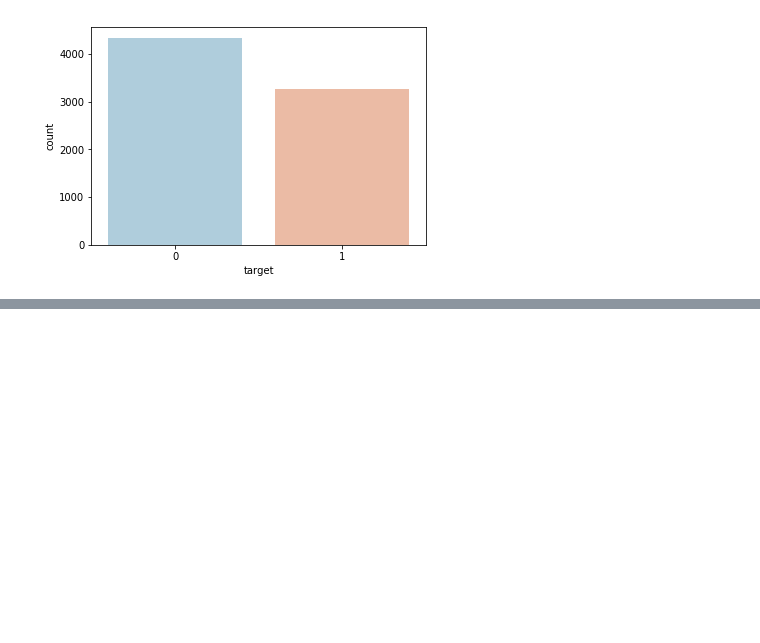
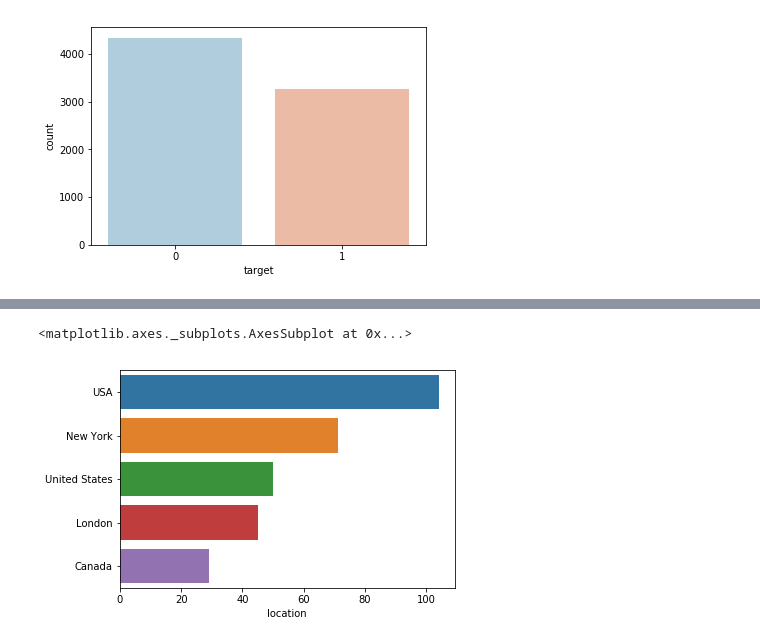
Before and after one commit to Branden-Kang/Kaggle-Competition, a Jupyter notebook: NLP_with_Disaster_Tweets.ipynb, the cells around one changed output, grey strips where cells are left out. Saved outputs shown, nothing was run; the diff lists cells and outputs as text; code cells hidden in the pictures; blank space fills up the shorter version.

```diff
--- a/NLP_with_Disaster_Tweets.ipynb
+++ b/NLP_with_Disaster_Tweets.ipynb
@@ -101,0 +191,5 @@ sns.countplot(x='target',data=train,palette='RdBu_r')
+# %%
+sns.barplot(y=train['location'].value_counts()[:5].index,x=train['location'].value_counts()[:5],orient='h')
+# %% [output]
+<matplotlib.axes._subplots.AxesSubplot at 0x...>
+[figure, added]
```
Also changed, not shown: parts of 108 cells of this notebook.
